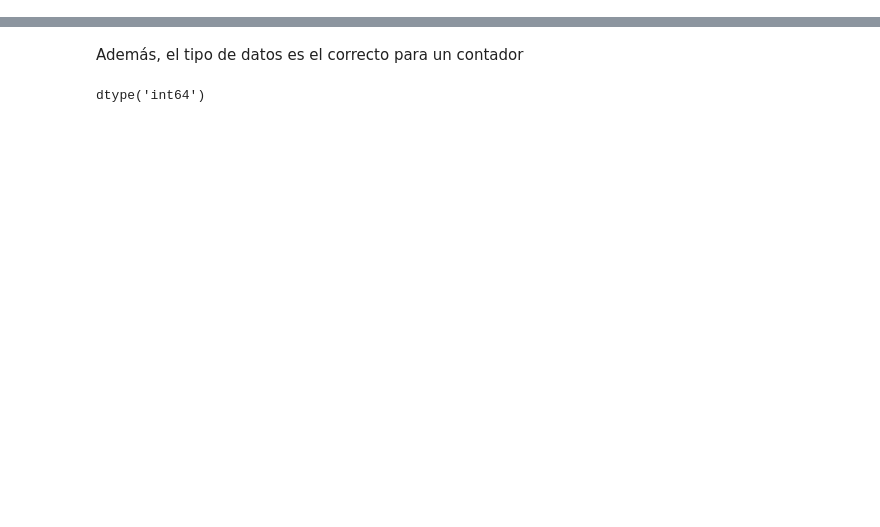
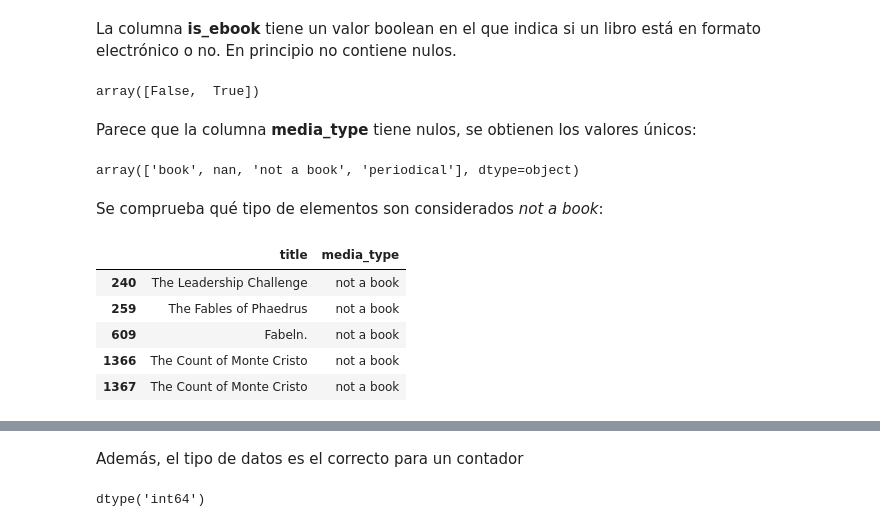
Before and after one commit to pedroortizgm/books-data-science, a Jupyter notebook: books.ipynb, the cells around one changed output, grey strips where cells are left out. Cells and saved outputs as stored; diff of their text form; code cells hidden in the pictures; blank space fills up the shorter version.

Commit message:
merges ipynb into books.ipnyb with all the normalization of the fields

```diff
--- a/books.ipynb
+++ b/books.ipynb
@@ -61,0 +172,4 @@ Name: average_rating, Length: 193, dtype: int64
+# %%
+print(df.title.isna().sum())
+df.dropna(subset=["title"], inplace=True)
+print(df.title.isna().sum())
@@ -61,0 +187,2 @@ Name: average_rating, Length: 193, dtype: int64
+# %%
+df.original_title.fillna(value="unkown", inplace=True)
@@ -61,0 +195,2 @@ Name: average_rating, Length: 193, dtype: int64
+# %%
+df.drop(columns = ['country_code'], inplace=True)
@@ -61,0 +214,26 @@ Name: average_rating, Length: 193, dtype: int64
+# %%
+df.publisher.fillna(value="unknown", inplace=True)
+df.language_code.fillna(value="unknown", inplace=True)
+# %% [markdown]
+La columna **is_ebook** tiene un valor boolean en el que indica si un libro está en formato electrónico o no. En principio no contiene nulos.
+# %%
+df.is_ebook.unique()
+# %% [output]
+array([False,  True])
+# %% [markdown]
+Parece que la columna **media_type** tiene nulos, se obtienen los valores únicos:
+# %%
+df["media_type"].unique()
+# %% [output]
+array(['book', nan, 'not a book', 'periodical'], dtype=object)
+# %% [markdown]
+Se comprueba qué tipo de elementos son considerados *not a book*:
+# %%
+df[["title", "media_type"]][df.media_type == "not a book"].head()
+# %% [output]
+|  | title | media_type |
+| 240 | The Leadership Challenge | not a book |
+| 259 | The Fables of Phaedrus | not a book |
+| 609 | Fabeln. | not a book |
+| 1366 | The Count of Monte Cristo | not a book |
+| 1367 | The Count of Monte Cristo | not a book |
```
Also changed, not shown: parts of 81 cells of this notebook, 2 other files.
